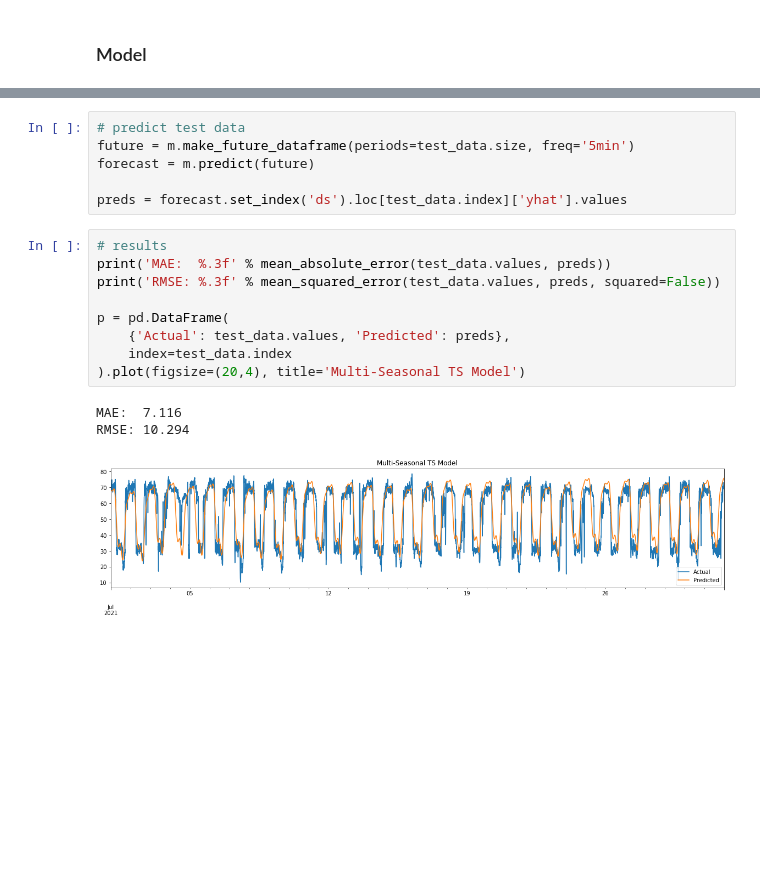
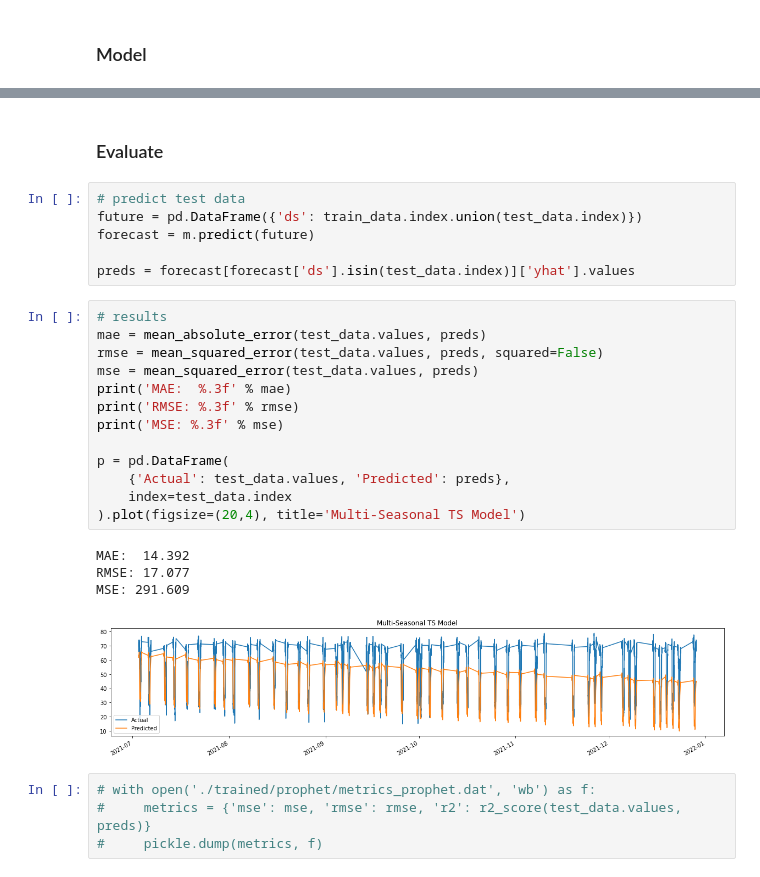
Before and after one commit to amanichopra/traffic-speed-forecasting, a Jupyter notebook: models/prophet.ipynb, the cells around one changed output, grey strips where cells are left out. Drawn from its saved outputs; the diff is of its cells as text; blank space fills up the shorter version.

Commit message:
added metrics for prophet

```diff
--- a/models/prophet.ipynb
+++ b/models/prophet.ipynb
@@ -53,22 +67,33 @@ m.fit(df)
+# %% [markdown]
+### Evaluate
 # %%
 # predict test data
-future = m.make_future_dataframe(periods=test_data.size, freq='5min')
+future = pd.DataFrame({'ds': train_data.index.union(test_data.index)})
 forecast = m.predict(future)
 
-preds = forecast.set_index('ds').loc[test_data.index]['yhat'].values
+preds = forecast[forecast['ds'].isin(test_data.index)]['yhat'].values
 # %%
 # results
-print('MAE:  %.3f' % mean_absolute_error(test_data.values, preds))
-print('RMSE: %.3f' % mean_squared_error(test_data.values, preds, squared=False))
+mae = mean_absolute_error(test_data.values, preds)
+rmse = mean_squared_error(test_data.values, preds, squared=False)
+mse = mean_squared_error(test_data.values, preds)
+print('MAE:  %.3f' % mae)
+print('RMSE: %.3f' % rmse)
+print('MSE: %.3f' % mse)
 
 p = pd.DataFrame(
     {'Actual': test_data.values, 'Predicted': preds},
     index=test_data.index
 ).plot(figsize=(20,4), title='Multi-Seasonal TS Model')
 # %% [output]
-MAE:  7.116
-RMSE: 10.294
+MAE:  14.392
+RMSE: 17.077
+MSE: 291.609
-[figure, old version]
+[figure, new version]
+# %%
+# with open('./trained/prophet/metrics_prophet.dat', 'wb') as f:
+#     metrics = {'mse': mse, 'rmse': rmse, 'r2': r2_score(test_data.values, preds)}
+#     pickle.dump(metrics, f)
 # %%
 # model component
 p = m.plot_components(forecast, figsize=(10, 8))
```
Also changed, not shown: parts of 3 cells of this notebook, 4 other files.
